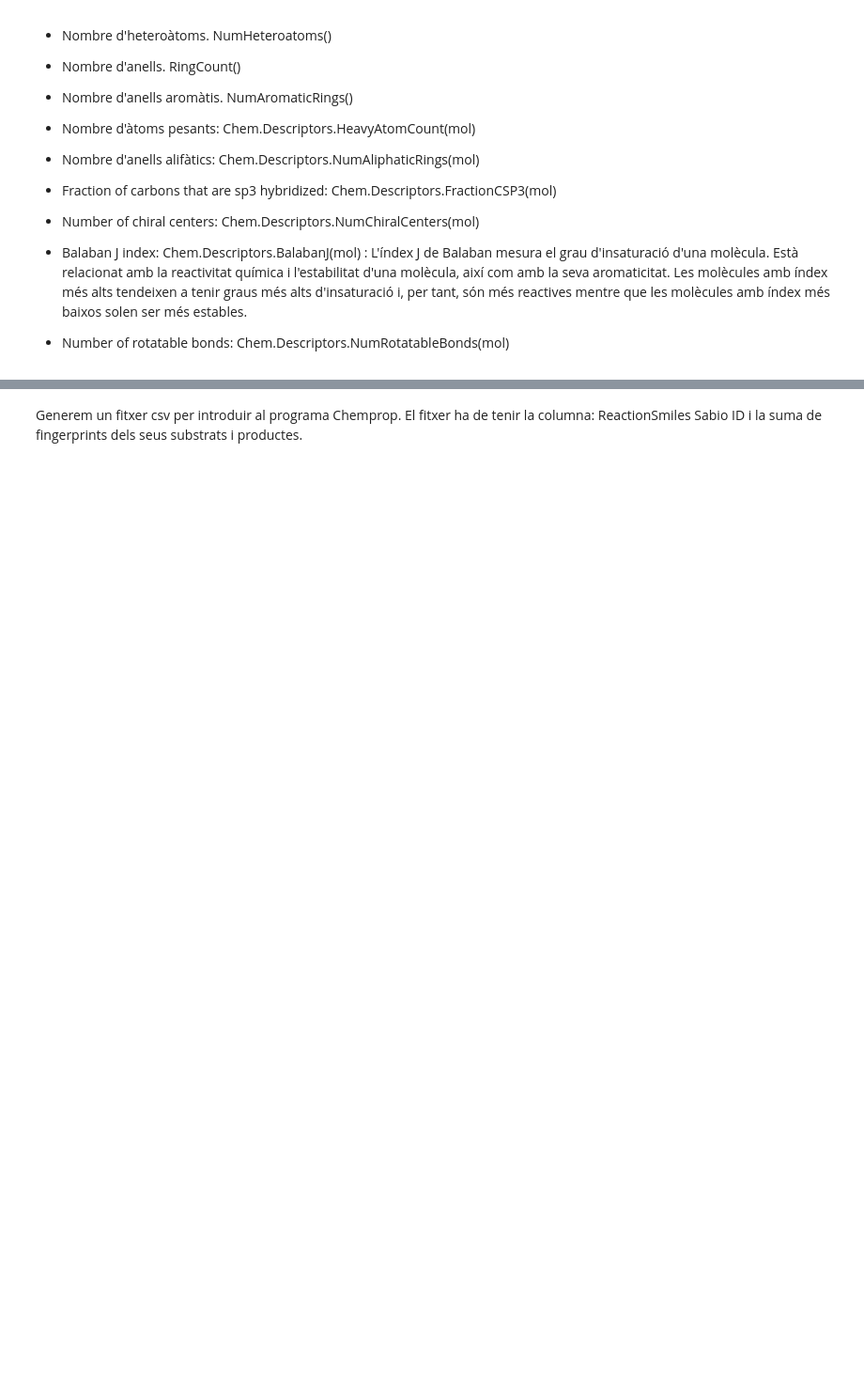
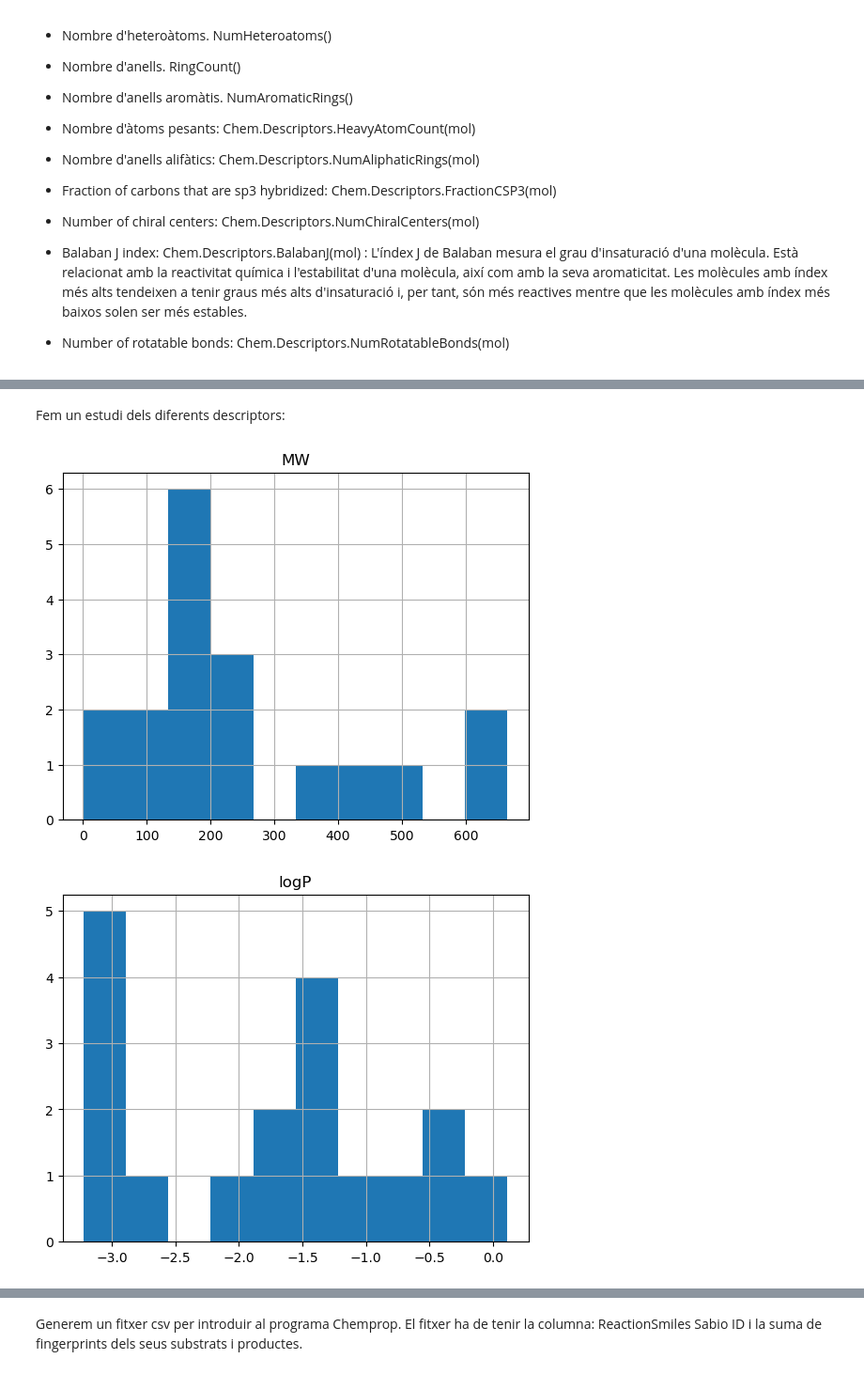
Before and after one commit to AnnaCanoRifa/EC_TFM, a Jupyter notebook: dades.ipynb, the cells around one changed output, grey strips where cells are left out. Shown at 94% size. Saved outputs shown, nothing was run; the diff lists cells and outputs as text; code cells hidden in the pictures; blank space fills up the shorter version.

```diff
--- a/dades.ipynb
+++ b/dades.ipynb
@@ -267,6 +264,7 @@ dfmolecules.to_csv(output)
 # %%
 from rdkit import Chem
 from rdkit.Chem import Crippen, Descriptors
+import matplotlib.pyplot as plt
 
 df1 = pd.read_csv('data/moleculesSmilesTest.csv', sep=',')
 df1.head()
@@ -314,6 +312,7 @@ for mol in mols:
 df= pd.DataFrame(data,columns=['SMILES','Formula','MW','logP',"TPSA", "Rings Count", "Aromatic Rings", "Heavy atoms cout", "Alifatic Rings",  "CSP3",  "BalabanJ", "RotatableBonds", "H-bond donor", "H-bond acceptor"])
 df["SabioReactionID"]= df1["SabioReactionID"]
 df["Role"]=df1["Role"]
+df["Name"]=df1["Name"]
 print(df)
 
 df.to_csv(output)
@@ -338,0 +338,16 @@ df.to_csv(output)
+# %% [markdown]
+Fem un estudi dels diferents descriptors:
+# %%
+hist1=df.hist(column='MW')
+hist2=df.hist(column='logP')
+hist3=df.hist(column='TPSA')
+hist4=df.hist(column='Rings Count')
+hist5=df.hist(column='Aromatic Rings')
+hist6=df.hist(column='CSP3')
+hist7=df.hist(column='BalabanJ')
+hist8=df.hist(column='RotatableBonds')
+hist9=df.hist(column='H-bond donor')
+hist10=df.hist(column='H-bond acceptor')
+# %% [output]
+[figure, added]
+[figure, added]
```
Also changed, not shown: parts of 21 cells of this notebook, 4 other files.
